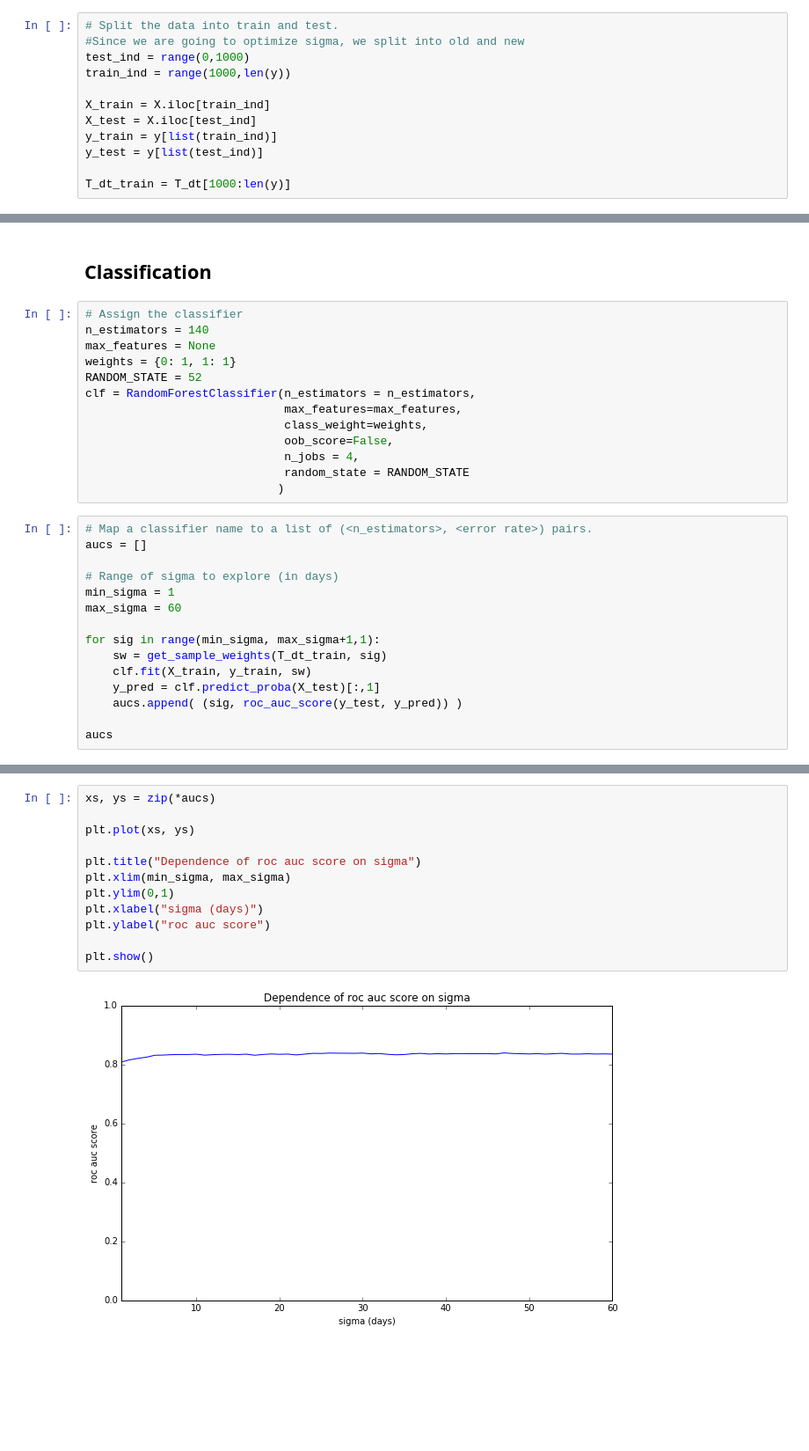
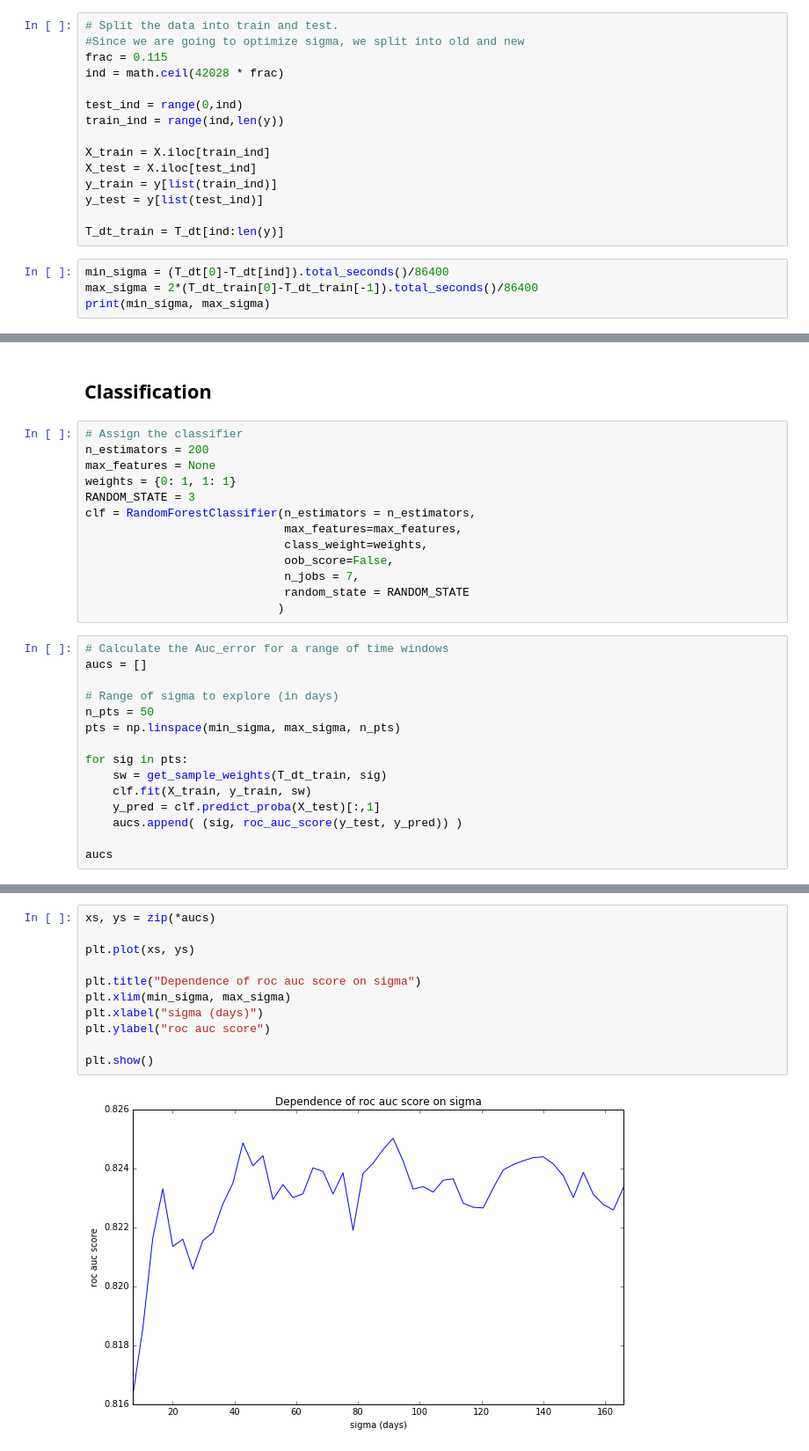
Before and after one commit to dhudsmith/EbayAnalytics, a Jupyter notebook: jupyter/ebay-rf-time-dependence.ipynb, the cells around one changed output, grey strips where cells are left out. Shown at 88% size. Saved outputs shown, nothing was run; the diff lists cells and outputs as text; blank space fills up the shorter version.

```diff
--- a/jupyter/ebay-rf-time-dependence.ipynb
+++ b/jupyter/ebay-rf-time-dependence.ipynb
@@ -50,12 +57,19 @@ sw = get_sample_weights(T_dt, 2)
 # %%
 # Split the data into train and test.
 #Since we are going to optimize sigma, we split into old and new
-test_ind = range(0,1000)
-train_ind = range(1000,len(y))
+frac = 0.115
+ind = math.ceil(42028 * frac)
+
+test_ind = range(0,ind)
+train_ind = range(ind,len(y))
 
 X_train = X.iloc[train_ind]
 X_test = X.iloc[test_ind]
 y_train = y[list(train_ind)]
 y_test = y[list(test_ind)]
 
-T_dt_train = T_dt[1000:len(y)]
+T_dt_train = T_dt[ind:len(y)]
+# %%
+min_sigma = (T_dt[0]-T_dt[ind]).total_seconds()/86400
+max_sigma = 2*(T_dt_train[0]-T_dt_train[-1]).total_seconds()/86400
+print(min_sigma, max_sigma)
@@ -75,26 +91,26 @@ print(len(T_dt_train))
 ## Classification
 # %%
 # Assign the classifier
-n_estimators = 140
+n_estimators = 200
 max_features = None
 weights = {0: 1, 1: 1}
-RANDOM_STATE = 52
+RANDOM_STATE = 3
 clf = RandomForestClassifier(n_estimators = n_estimators,
                              max_features=max_features,
                              class_weight=weights,
                              oob_score=False,
-                             n_jobs = 4,
+                             n_jobs = 7,
                              random_state = RANDOM_STATE
                             )
 # %%
-# Map a classifier name to a list of (<n_estimators>, <error rate>) pairs.
+# Calculate the Auc_error for a range of time windows
 aucs = []
 
 # Range of sigma to explore (in days)
-min_sigma = 1
-max_sigma = 60
+n_pts = 50
+pts = np.linspace(min_sigma, max_sigma, n_pts)
 
-for sig in range(min_sigma, max_sigma+1,1):
+for sig in pts:
     sw = get_sample_weights(T_dt_train, sig)
     clf.fit(X_train, y_train, sw)
     y_pred = clf.predict_proba(X_test)[:,1]
@@ -124,14 +140,13 @@ aucs
 # %%
 xs, ys = zip(*aucs)
 
 plt.plot(xs, ys)
 
 plt.title("Dependence of roc auc score on sigma")
 plt.xlim(min_sigma, max_sigma)
-plt.ylim(0,1)
 plt.xlabel("sigma (days)")
 plt.ylabel("roc auc score")
 
 plt.show()
 # %% [output]
-[figure, old version]
+[figure, new version]
```
Also changed, not shown: parts of 11 cells of this notebook, 6 other files.
